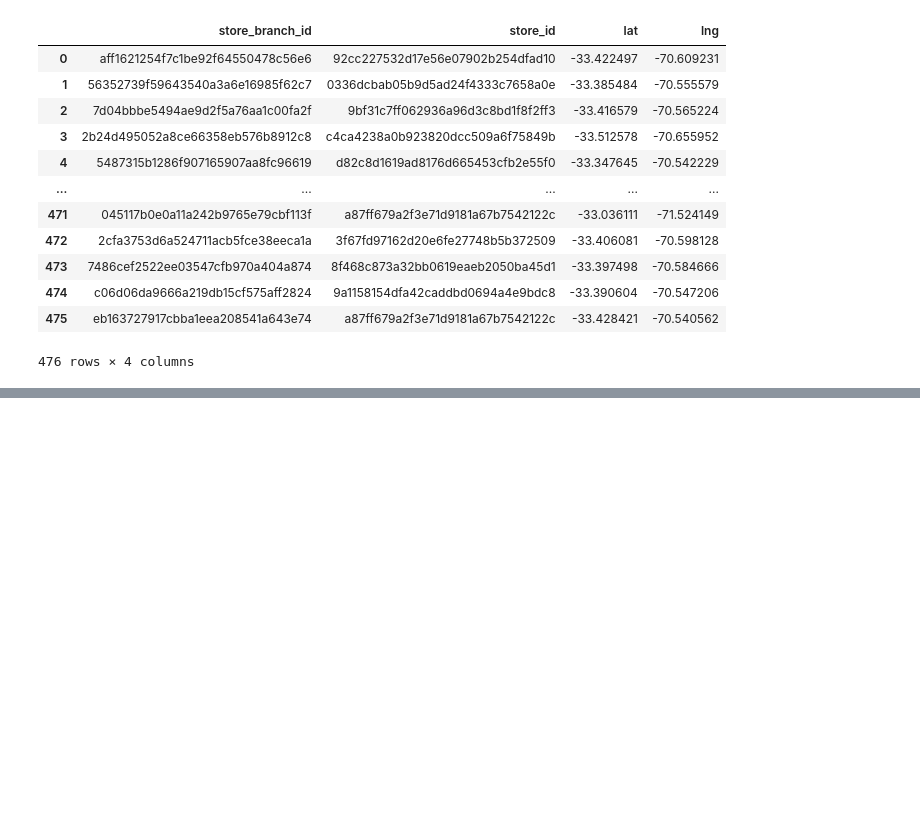
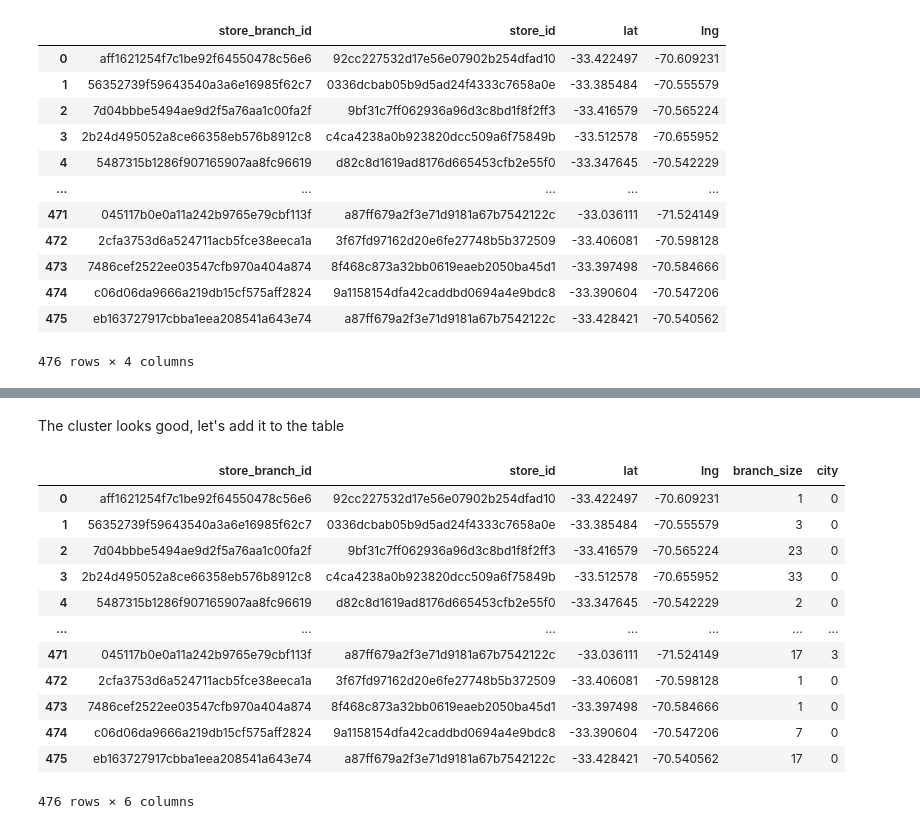
Before and after one commit to harrisonford/cornershop_estimator, a Jupyter notebook: 04_StoreBranches.ipynb, the cells around one changed output, grey strips where cells are left out. Drawn from its saved outputs; the diff is of its cells as text; code cells hidden in the pictures; blank space fills up the shorter version.

Commit message:
saving final processed tables before joining with orders

```diff
--- a/04_StoreBranches.ipynb
+++ b/04_StoreBranches.ipynb
@@ -23,0 +132,19 @@ stores
+# %% [markdown]
+The cluster looks good, let's add it to the table
+# %%
+stores['city'] = predictions
+stores
+# %% [output]
+|  | store_branch_id | store_id | lat | lng | branch_size | city |
+| 0 | aff1621254f7c1be92f64550478c56e6 | 92cc227532d17e56e07902b254dfad10 | -33.422497 | -70.609231 | 1 | 0 |
+| 1 | 56352739f59643540a3a6e16985f62c7 | 0336dcbab05b9d5ad24f4333c7658a0e | -33.385484 | -70.555579 | 3 | 0 |
+| 2 | 7d04bbbe5494ae9d2f5a76aa1c00fa2f | 9bf31c7ff062936a96d3c8bd1f8f2ff3 | -33.416579 | -70.565224 | 23 | 0 |
+| 3 | 2b24d495052a8ce66358eb576b8912c8 | c4ca4238a0b923820dcc509a6f75849b | -33.512578 | -70.655952 | 33 | 0 |
+| 4 | 5487315b1286f907165907aa8fc96619 | d82c8d1619ad8176d665453cfb2e55f0 | -33.347645 | -70.542229 | 2 | 0 |
+| ... | ... | ... | ... | ... | ... | ... |
+| 471 | 045117b0e0a11a242b9765e79cbf113f | a87ff679a2f3e71d9181a67b7542122c | -33.036111 | -71.524149 | 17 | 3 |
+| 472 | 2cfa3753d6a524711acb5fce38eeca1a | 3f67fd97162d20e6fe27748b5b372509 | -33.406081 | -70.598128 | 1 | 0 |
+| 473 | 7486cef2522ee03547cfb970a404a874 | 8f468c873a32bb0619eaeb2050ba45d1 | -33.397498 | -70.584666 | 1 | 0 |
+| 474 | c06d06da9666a219db15cf575aff2824 | 9a1158154dfa42caddbd0694a4e9bdc8 | -33.390604 | -70.547206 | 7 | 0 |
+| 475 | eb163727917cbba1eea208541a643e74 | a87ff679a2f3e71d9181a67b7542122c | -33.428421 | -70.540562 | 17 | 0 |
+476 rows × 6 columns
```
Also changed, not shown: parts of 17 cells of this notebook, 2 other files.
